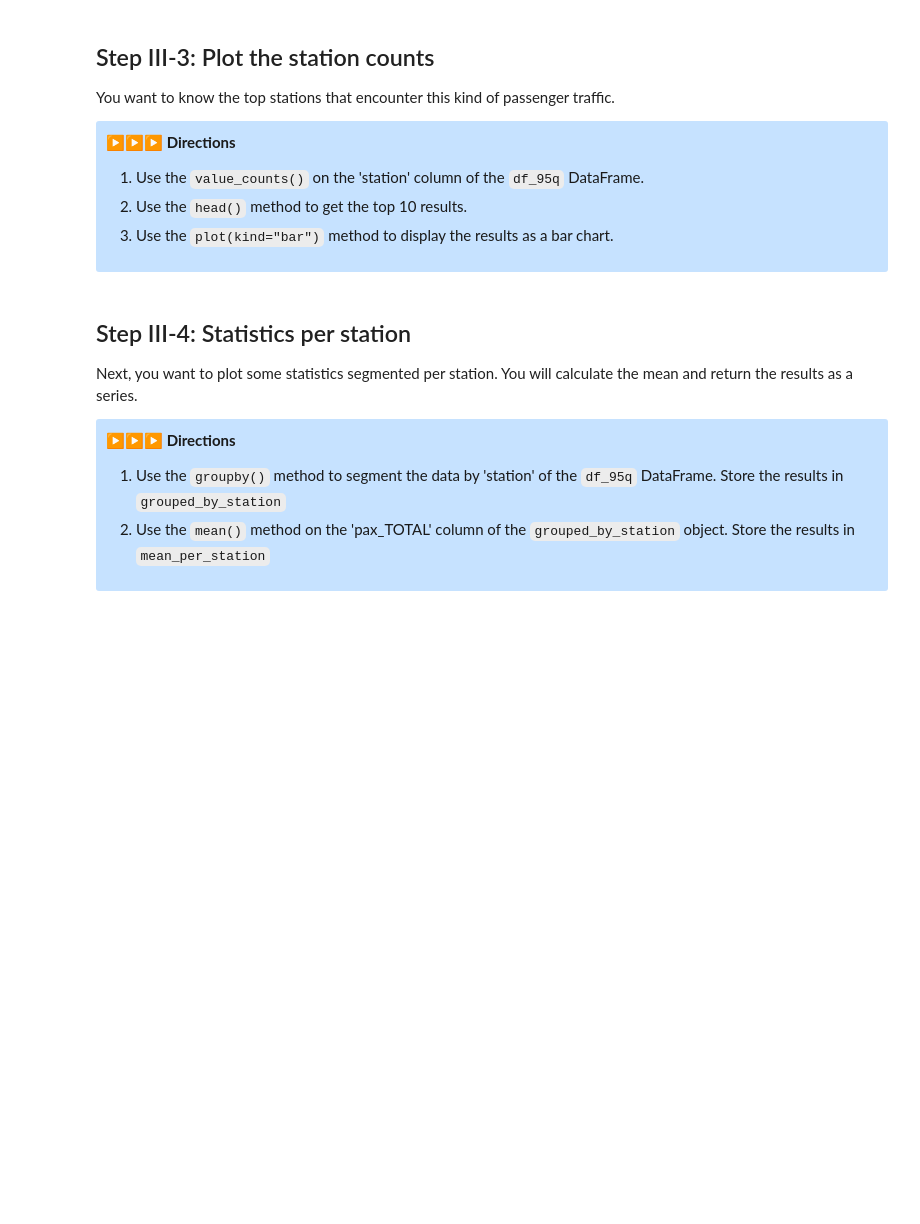
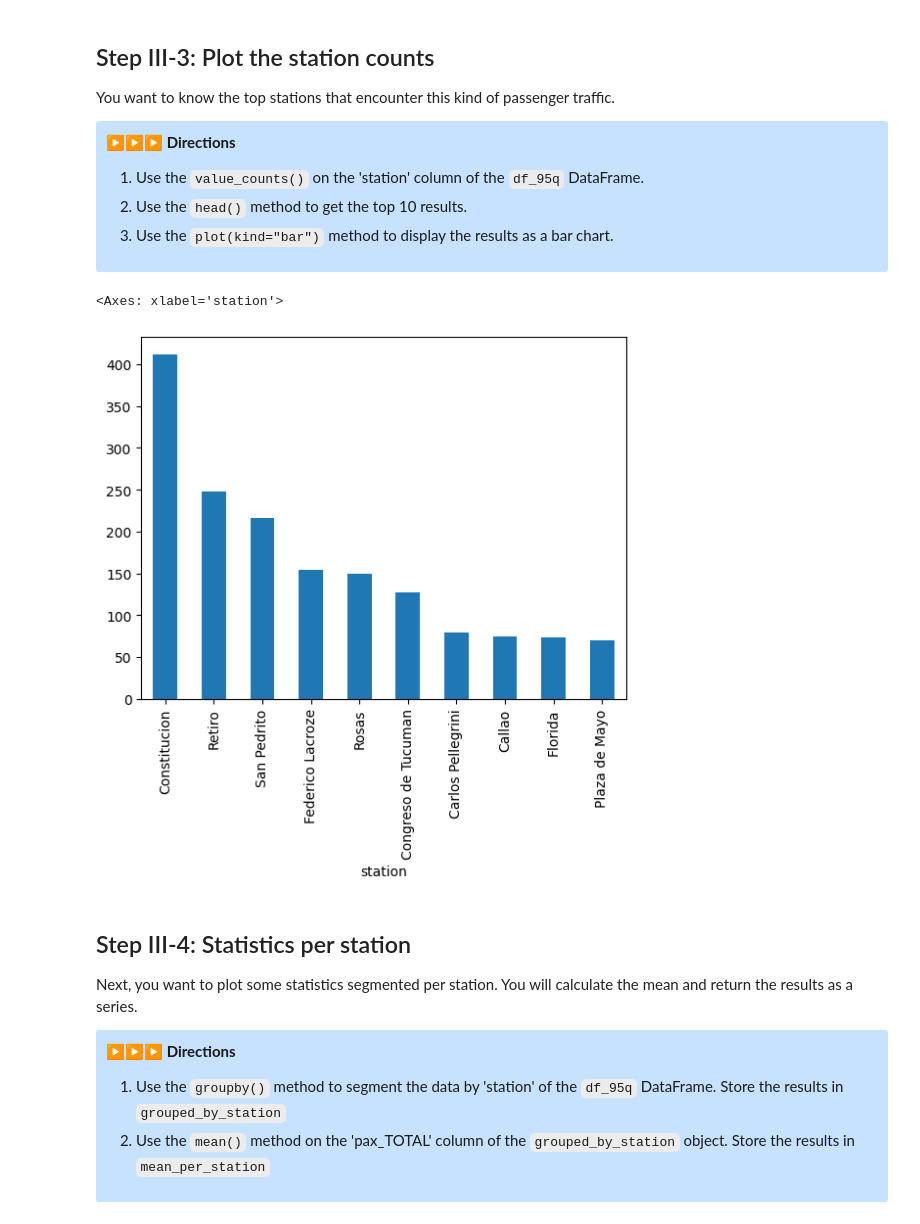
Before and after one commit to whatnirja/PyData2025, a Jupyter notebook: Lab_Week4_Pandas/Lab4_Exercise.ipynb, the cells around one changed output. Saved outputs shown, nothing was run; the diff lists cells and outputs as text; code cells hidden in the pictures; blank space fills up the shorter version.

```diff
--- a/Lab_Week4_Pandas/Lab4_Exercise.ipynb
+++ b/Lab_Week4_Pandas/Lab4_Exercise.ipynb
@@ -515,7 +515,7 @@ You want to calculate numbers for extreme conditions so you decide to filter the
 ### START CODE HERE ###
 
 # Get the 95th percentile of the total passengers
-pax_95q = None
+pax_95q = df['pax_TOTAL'].quantile(0.95)
 
 ### END CODE HERE ###
 
@@ -602,16 +604,19 @@ You want to know the top stations that encounter this kind of passenger traffic.
 # %%
 ### START CODE HERE ###
 
 # Get the value counts per station
-station_counts = None
+station_counts = df_95q['station'].value_counts()
 
 # Get the top 10 results
-station_counts_10 = None
+station_counts_10 = station_counts.head(10)
 
 # Plot the top 10 results
-None
+station_counts_10.plot(kind='bar')
 
 ### END CODE HERE ###
+# %% [output]
+<Axes: xlabel='station'>
+[figure, added]
 # %% [markdown]
 
 ## Step III-4: Statistics per station
```
Also changed, not shown: parts of 3 cells of this notebook.
